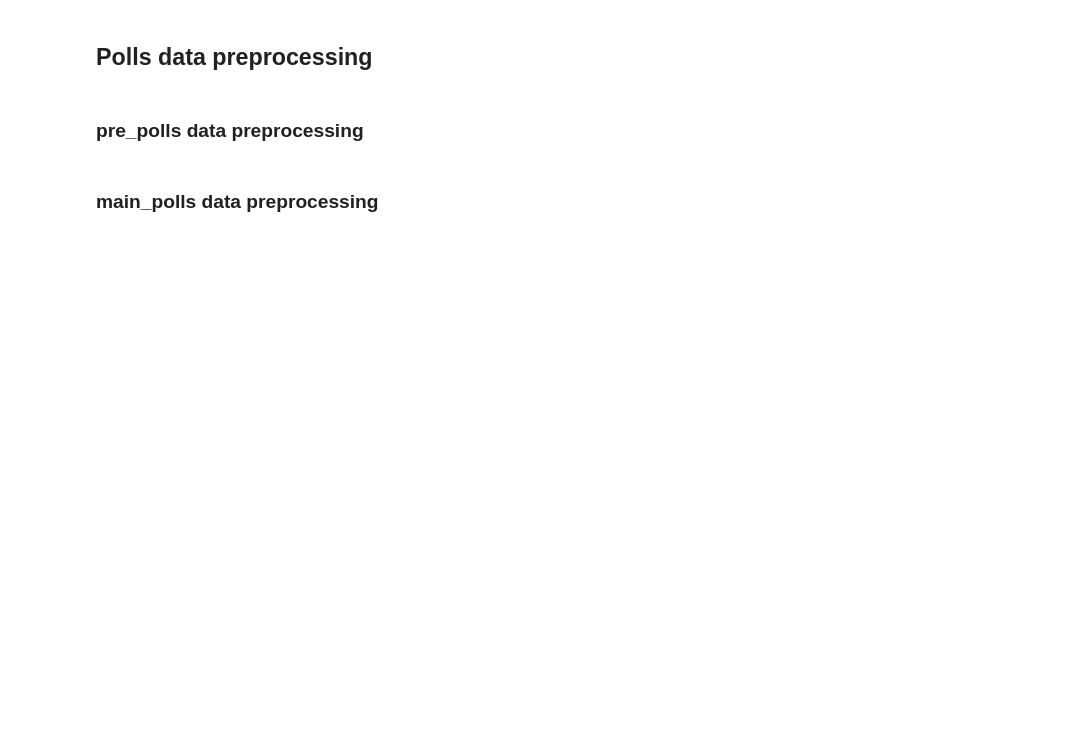
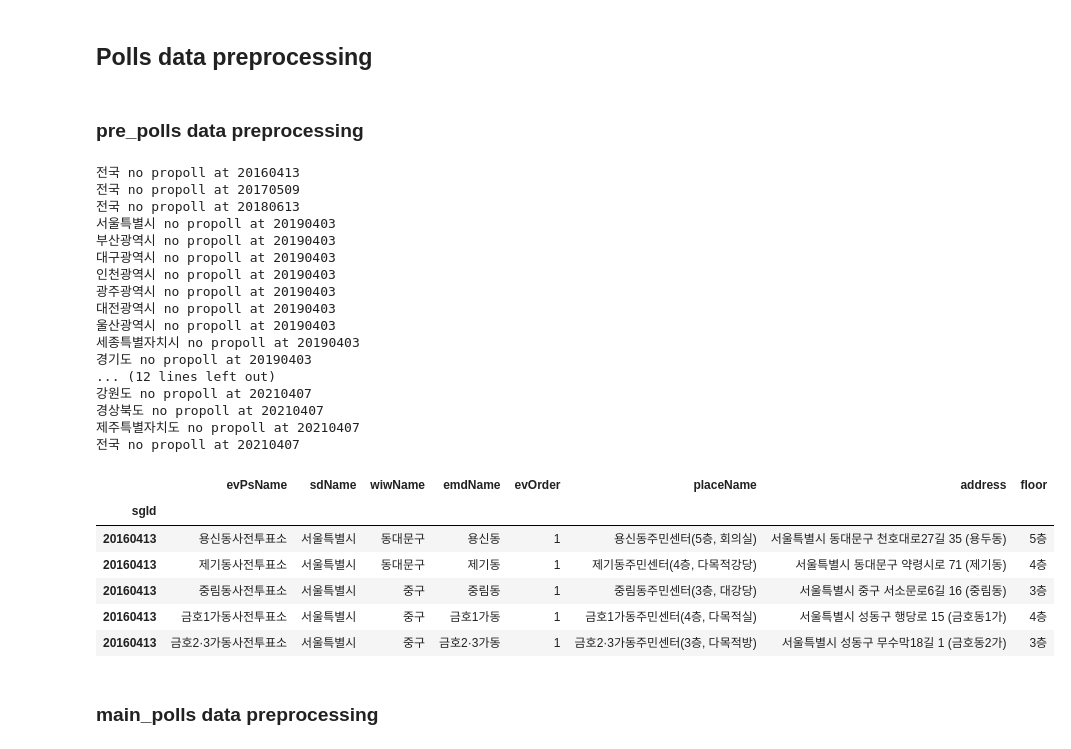
Before and after one commit to ElectionInfo/Data_code, a Jupyter notebook: election_database.ipynb, the cells around one changed output. Drawn from its saved outputs; the diff is of its cells as text; code cells hidden in the pictures; blank space fills up the shorter version.

Commit message:
update preprocessing function

```diff
--- a/election_database.ipynb
+++ b/election_database.ipynb
@@ -300,2 +395,2 @@ candidate.columns = ['sgId', 'sgTypecode', 'cnddtId', 'sggName', 'sdName', 'wiwN
 # %%
-candidate.tail()
+candidate = candidate_code_preprocessing()
@@ -329,3 +396,0 @@ giho null value processing
-# %%
-candidate = candidate.astype({'sgId':int, 'sgTypecode':int, 'cnddtId':int, 'gender':int, 'status':int, 'giho':int})
-candidate.set_index('sgId', inplace=True)
@@ -359,5 +398,53 @@ candidate.head()
 ## Polls data preprocessing
 # %% [markdown]
 ### pre_polls data preprocessing
+# %%
+def pre_poll_preprocessing():
+  sdarr = candidate['sdName'].unique()
+  datearr = election_code['sgVotedate'].unique()
+
+  total = pd.DataFrame()
+  for dt in datearr:
+    for sd in sdarr:
+      try:
+        cur = get_prepoll_df(dt, sd)
+        total = pd.concat([total, cur], ignore_index=True)
+      except:
+        print(sd, 'no propoll at', dt)
+
+  total.drop(['NUM'], axis=1, inplace=True)
+  total.columns = ['sgId', 'evPsName', 'sdName', 'wiwName', 'emdName', 'evOrder', 'placeName','address', 'floor']
+  total = total.astype({'sgId':int, 'evOrder':int})
+  total.set_index('sgId', inplace=True)
+
+  return total
+# %%
+pre_poll = pre_poll_preprocessing()
+pre_poll.head()
+# %% [output]
+전국 no propoll at 20160413
+전국 no propoll at 20170509
+전국 no propoll at 20180613
+서울특별시 no propoll at 20190403
+부산광역시 no propoll at 20190403
+대구광역시 no propoll at 20190403
+인천광역시 no propoll at 20190403
+광주광역시 no propoll at 20190403
+대전광역시 no propoll at 20190403
+울산광역시 no propoll at 20190403
+세종특별자치시 no propoll at 20190403
+경기도 no propoll at 20190403
+... (12 lines left out)
+강원도 no propoll at 20210407
+경상북도 no propoll at 20210407
+제주특별자치도 no propoll at 20210407
+전국 no propoll at 20210407
+|  | evPsName | sdName | wiwName | emdName | evOrder | placeName | address | floor |
+| sgId |  |  |  |  |  |  |  |  |
+| 20160413 | 용신동사전투표소 | 서울특별시 | 동대문구 | 용신동 | 1 | 용신동주민센터(5층, 회의실) | 서울특별시 동대문구 천호대로27길 35 (용두동) | 5층 |
+| 20160413 | 제기동사전투표소 | 서울특별시 | 동대문구 | 제기동 | 1 | 제기동주민센터(4층, 다목적강당) | 서울특별시 동대문구 약령시로 71 (제기동) | 4층 |
+| 20160413 | 중림동사전투표소 | 서울특별시 | 중구 | 중림동 | 1 | 중림동주민센터(3층, 대강당) | 서울특별시 중구 서소문로6길 16 (중림동) | 3층 |
+| 20160413 | 금호1가동사전투표소 | 서울특별시 | 중구 | 금호1가동 | 1 | 금호1가동주민센터(4층, 다목적실) | 서울특별시 성동구 행당로 15 (금호동1가) | 4층 |
+| 20160413 | 금호2·3가동사전투표소 | 서울특별시 | 중구 | 금호2·3가동 | 1 | 금호2·3가동주민센터(3층, 다목적방) | 서울특별시 성동구 무수막18길 1 (금호동2가) | 3층 |
 # %% [markdown]
 ### main_polls data preprocessing
```
Also changed, not shown: parts of 39 cells of this notebook, 1 other file.
